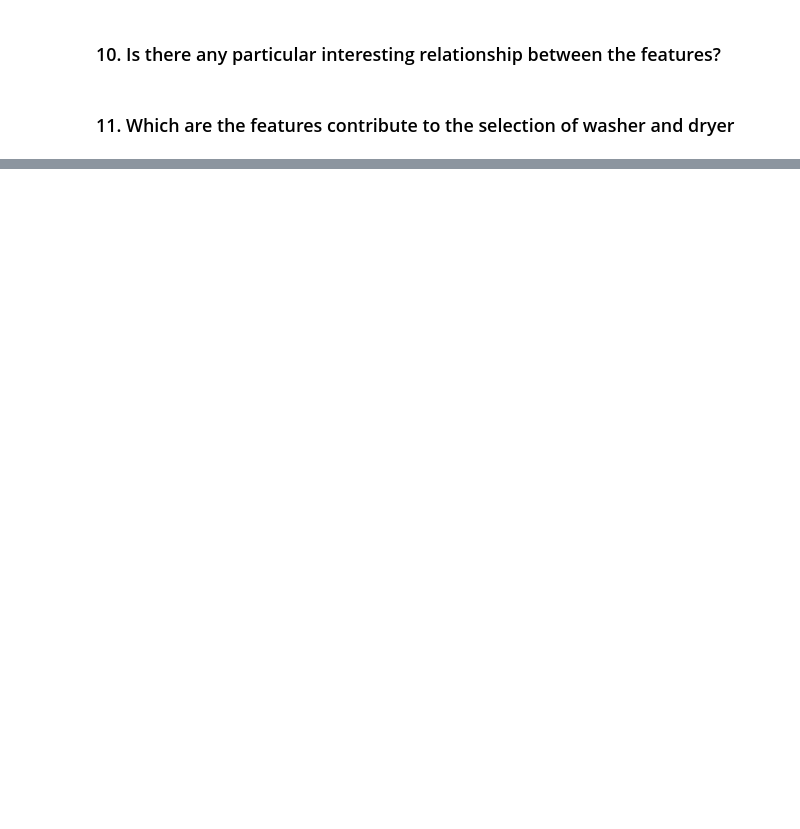
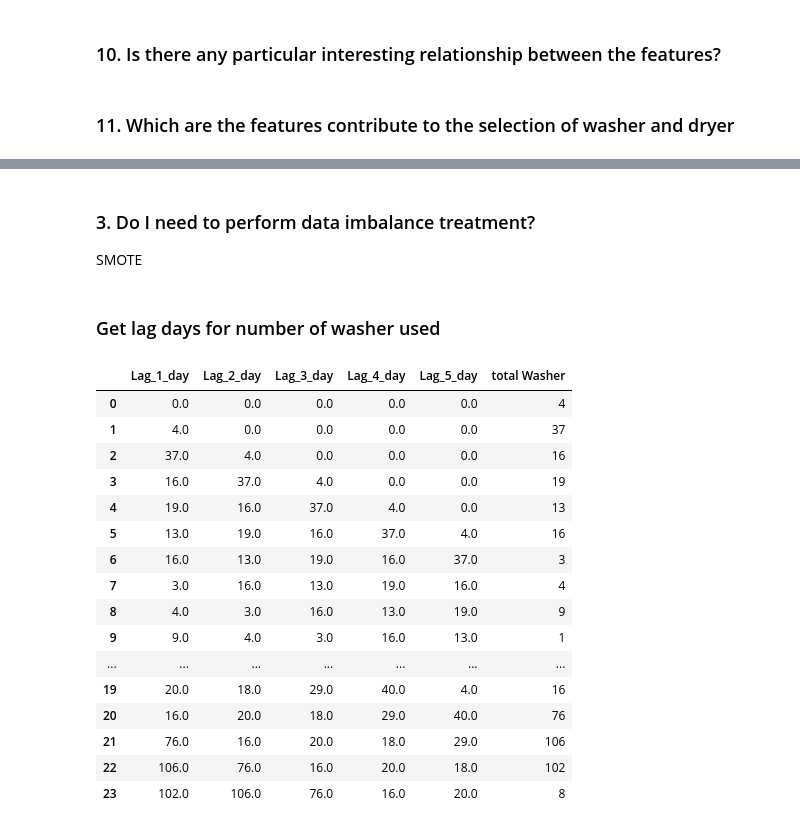
Before and after one commit to mzamfirdaus/dataminingproject, a Jupyter notebook: datapreprocessing.ipynb, the cells around one changed output, grey strips where cells are left out. Saved outputs shown, nothing was run; the diff lists cells and outputs as text; code cells hidden in the pictures; blank space fills up the shorter version.

```diff
--- a/datapreprocessing.ipynb
+++ b/datapreprocessing.ipynb
@@ -903,0 +923,25 @@ alt.Chart(femaleWithKids).mark_bar().encode(
+# %%
+# function utilities
+def timeseries_to_supervised(data, lag=1):
+    df = pd.DataFrame(data)
+    columns = [df.shift(i) for i in range(1, lag+1)]
+    columns.append(df)
+    df = pd.concat(columns, axis=1)
+    df.fillna(0, inplace=True)
+    return df
+
+def getLagDays(merged,shortForm,target):
+  df_all = merged
+  df = df_all
+  df = df[['DATE', 'FREQUENCY']]
+  df_cases = df[['FREQUENCY']].reset_index()
+  df_cases = df_cases.drop('index', axis=1)
+  lag = timeseries_to_supervised(df_cases.values, 5)
+  lag.columns = [shortForm+'_1_day',shortForm+'_2_day', shortForm+'_3_day', shortForm+'_4_day', shortForm+'_5_day', target]
+  return lag
+
+def ranking(ranks, names, order=1):
+    minmax = MinMaxScaler()
+    ranks = minmax.fit_transform(order*np.array([ranks]).T).T[0]
+    ranks = map(lambda x: round(x,2), ranks)
+    return dict(zip(names, ranks))
@@ -903,0 +1098,38 @@ alt.Chart(femaleWithKids).mark_bar().encode(
+# %% [markdown]
+### 3. Do I need to perform data imbalance treatment?
+SMOTE
+# %% [markdown]
+### Get lag days for number of washer used
+# %%
+temp = laundryAnalaysis.copy()
+temp['WASHER_NO'] = temp['WASHER_NO'].apply(lambda x: 1)
+temp['DRYER_NO'] = temp['DRYER_NO'].apply(lambda x: 1)
+temp['MONTH'] = temp['DATE'].dt.month
+
+a = temp.groupby(['DATE','WASHER_NO']).size().unstack()
+a.reset_index(inplace=True)
+a.rename(columns={'DATE': 'DATE', 1: 'FREQUENCY'}, inplace=True)
+
+
+# phg_lag = getLagDays(merged,'Pahang','Phg','total Pahang')
+a.iloc[5:,:]
+lag_days_Washer = getLagDays(a.iloc[:,:],'Lag','total Washer')
+lag_days_Washer
+# %% [output]
+|  | Lag_1_day | Lag_2_day | Lag_3_day | Lag_4_day | Lag_5_day | total Washer |
+| 0 | 0.0 | 0.0 | 0.0 | 0.0 | 0.0 | 4 |
+| 1 | 4.0 | 0.0 | 0.0 | 0.0 | 0.0 | 37 |
+| 2 | 37.0 | 4.0 | 0.0 | 0.0 | 0.0 | 16 |
+| 3 | 16.0 | 37.0 | 4.0 | 0.0 | 0.0 | 19 |
+| 4 | 19.0 | 16.0 | 37.0 | 4.0 | 0.0 | 13 |
+| 5 | 13.0 | 19.0 | 16.0 | 37.0 | 4.0 | 16 |
+| 6 | 16.0 | 13.0 | 19.0 | 16.0 | 37.0 | 3 |
+| 7 | 3.0 | 16.0 | 13.0 | 19.0 | 16.0 | 4 |
+| 8 | 4.0 | 3.0 | 16.0 | 13.0 | 19.0 | 9 |
+| 9 | 9.0 | 4.0 | 3.0 | 16.0 | 13.0 | 1 |
+| ... | ... | ... | ... | ... | ... | ... |
+| 19 | 20.0 | 18.0 | 29.0 | 40.0 | 4.0 | 16 |
+| 20 | 16.0 | 20.0 | 18.0 | 29.0 | 40.0 | 76 |
+| 21 | 76.0 | 16.0 | 20.0 | 18.0 | 29.0 | 106 |
+| 22 | 106.0 | 76.0 | 16.0 | 20.0 | 18.0 | 102 |
+| 23 | 102.0 | 106.0 | 76.0 | 16.0 | 20.0 | 8 |
```
Also changed, not shown: parts of 30 cells of this notebook.
